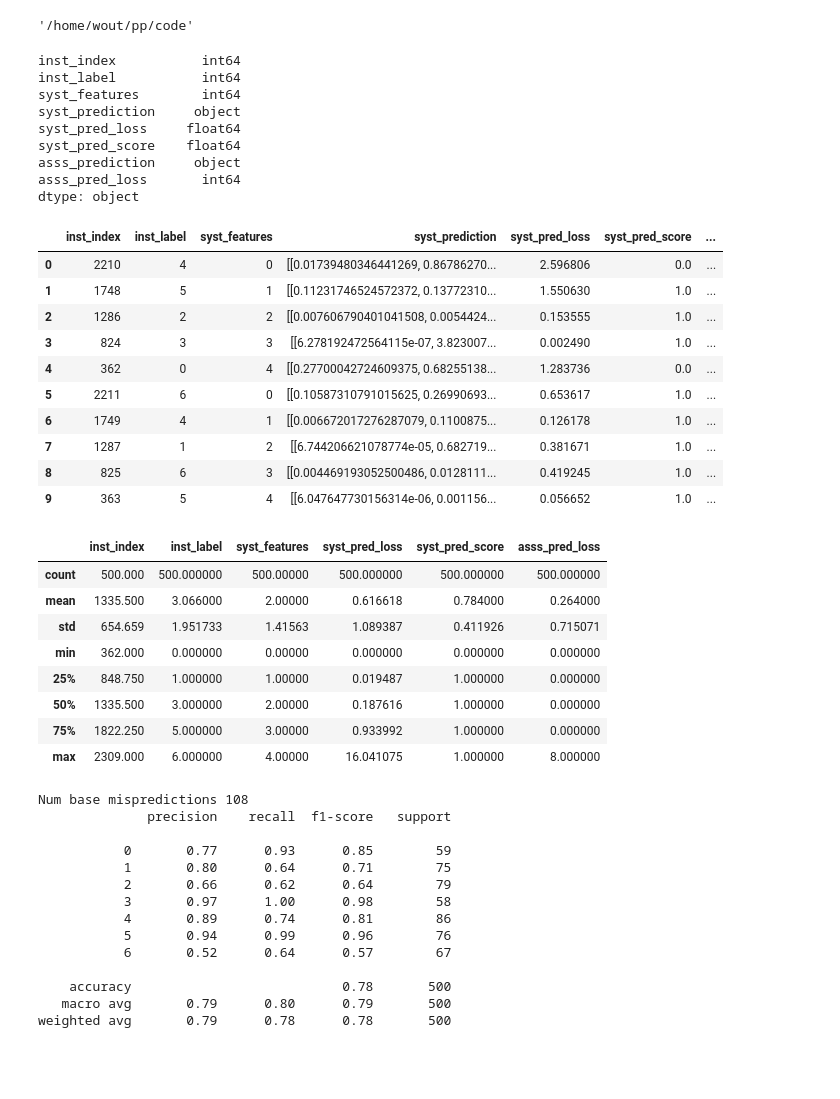
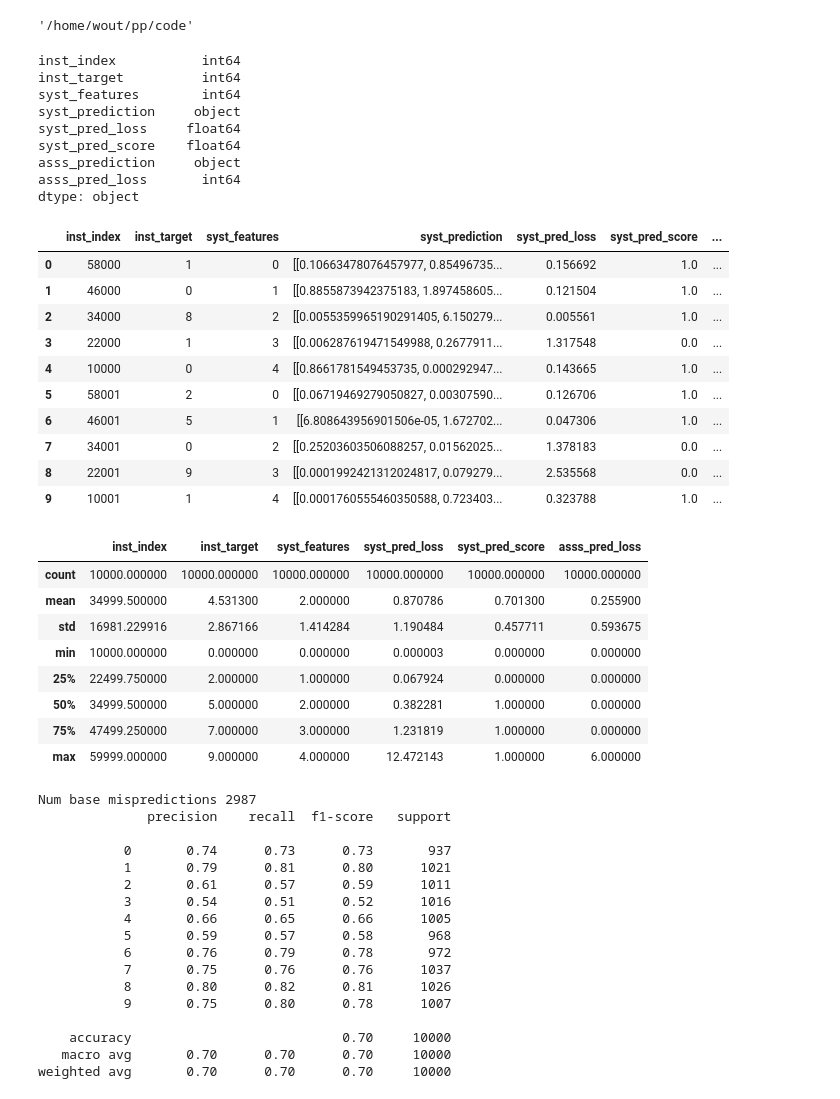
Before and after one commit to wschella/ilsp, a Jupyter notebook: notebooks/analyse_prob.ipynb, the cells around one changed output. Cells and saved outputs as stored; diff of their text form; code cells hidden in the pictures; blank space fills up the shorter version.

```diff
--- a/notebooks/analyse_prob.ipynb
+++ b/notebooks/analyse_prob.ipynb
@@ -24,62 +24,67 @@ import matplotlib.pyplot as plt
 # %%
 # df = pd.read_csv("artifacts/results/mnist_default_k10_e5.csv")
 # df = pd.read_csv("artifacts/results/mnist_default_k5_e10.csv")
-# df = pd.read_csv("artifacts/results/cifar10_default_k5_e10.csv")
-df = pd.read_csv("results.csv")
+df = pd.read_csv("artifacts/results/cifar10_default_k5_e10.csv")
+# df = pd.read_csv("artifacts/results/segment_default_k5_e20.csv")
+# df = pd.read_csv("artifacts/results/segment_default_k5_r5_e20.csv")
+# df = pd.read_csv("results.csv")
 df.syst_prediction = df.syst_prediction.map(lambda s: np.array(json.loads(s)))
 df.asss_prediction = df.asss_prediction.map(lambda s: np.array(json.loads(s)))
 display(df.dtypes)
 display(df.head(10))
 display(df.describe())
 # %% [output]
 inst_index           int64
-inst_label           int64
+inst_target          int64
 syst_features        int64
 syst_prediction     object
 syst_pred_loss     float64
 syst_pred_score    float64
 asss_prediction     object
 asss_pred_loss       int64
 dtype: object
-|  | inst_index | inst_label | syst_features | syst_prediction | syst_pred_loss | syst_pred_score | ... |
-| 0 | 2210 | 4 | 0 | [[0.01739480346441269, 0.86786270... | 2.596806 | 0.0 | ... |
-| 1 | 1748 | 5 | 1 | [[0.11231746524572372, 0.13772310... | 1.550630 | 1.0 | ... |
-| 2 | 1286 | 2 | 2 | [[0.007606790401041508, 0.0054424... | 0.153555 | 1.0 | ... |
-| 3 | 824 | 3 | 3 | [[6.278192472564115e-07, 3.823007... | 0.002490 | 1.0 | ... |
-| 4 | 362 | 0 | 4 | [[0.27700042724609375, 0.68255138... | 1.283736 | 0.0 | ... |
-| 5 | 2211 | 6 | 0 | [[0.10587310791015625, 0.26990693... | 0.653617 | 1.0 | ... |
-| 6 | 1749 | 4 | 1 | [[0.006672017276287079, 0.1100875... | 0.126178 | 1.0 | ... |
-| 7 | 1287 | 1 | 2 | [[6.744206621078774e-05, 0.682719... | 0.381671 | 1.0 | ... |
-| 8 | 825 | 6 | 3 | [[0.004469193052500486, 0.0128111... | 0.419245 | 1.0 | ... |
-| 9 | 363 | 5 | 4 | [[6.047647730156314e-06, 0.001156... | 0.056652 | 1.0 | ... |
+|  | inst_index | inst_target | syst_features | syst_prediction | syst_pred_loss | syst_pred_score | ... |
+| 0 | 58000 | 1 | 0 | [[0.10663478076457977, 0.85496735... | 0.156692 | 1.0 | ... |
+| 1 | 46000 | 0 | 1 | [[0.8855873942375183, 1.897458605... | 0.121504 | 1.0 | ... |
+| 2 | 34000 | 8 | 2 | [[0.0055359965190291405, 6.150279... | 0.005561 | 1.0 | ... |
+| 3 | 22000 | 1 | 3 | [[0.006287619471549988, 0.2677911... | 1.317548 | 0.0 | ... |
+| 4 | 10000 | 0 | 4 | [[0.8661781549453735, 0.000292947... | 0.143665 | 1.0 | ... |
+| 5 | 58001 | 2 | 0 | [[0.06719469279050827, 0.00307590... | 0.126706 | 1.0 | ... |
+| 6 | 46001 | 5 | 1 | [[6.808643956901506e-05, 1.672702... | 0.047306 | 1.0 | ... |
+| 7 | 34001 | 0 | 2 | [[0.25203603506088257, 0.01562025... | 1.378183 | 0.0 | ... |
+| 8 | 22001 | 9 | 3 | [[0.0001992421312024817, 0.079279... | 2.535568 | 0.0 | ... |
+| 9 | 10001 | 1 | 4 | [[0.0001760555460350588, 0.723403... | 0.323788 | 1.0 | ... |
-|  | inst_index | inst_label | syst_features | syst_pred_loss | syst_pred_score | asss_pred_loss |
-| count | 500.000 | 500.000000 | 500.00000 | 500.000000 | 500.000000 | 500.000000 |
-| mean | 1335.500 | 3.066000 | 2.00000 | 0.616618 | 0.784000 | 0.264000 |
-| std | 654.659 | 1.951733 | 1.41563 | 1.089387 | 0.411926 | 0.715071 |
-| min | 362.000 | 0.000000 | 0.00000 | 0.000000 | 0.000000 | 0.000000 |
-| 25% | 848.750 | 1.000000 | 1.00000 | 0.019487 | 1.000000 | 0.000000 |
-| 50% | 1335.500 | 3.000000 | 2.00000 | 0.187616 | 1.000000 | 0.000000 |
-| 75% | 1822.250 | 5.000000 | 3.00000 | 0.933992 | 1.000000 | 0.000000 |
-| max | 2309.000 | 6.000000 | 4.00000 | 16.041075 | 1.000000 | 8.000000 |
+|  | inst_index | inst_target | syst_features | syst_pred_loss | syst_pred_score | asss_pred_loss |
+| count | 10000.000000 | 10000.000000 | 10000.000000 | 10000.000000 | 10000.000000 | 10000.000000 |
+| mean | 34999.500000 | 4.531300 | 2.000000 | 0.870786 | 0.701300 | 0.255900 |
+| std | 16981.229916 | 2.867166 | 1.414284 | 1.190484 | 0.457711 | 0.593675 |
+| min | 10000.000000 | 0.000000 | 0.000000 | 0.000003 | 0.000000 | 0.000000 |
+| 25% | 22499.750000 | 2.000000 | 1.000000 | 0.067924 | 0.000000 | 0.000000 |
+| 50% | 34999.500000 | 5.000000 | 2.000000 | 0.382281 | 1.000000 | 0.000000 |
+| 75% | 47499.250000 | 7.000000 | 3.000000 | 1.231819 | 1.000000 | 0.000000 |
+| max | 59999.000000 | 9.000000 | 4.000000 | 12.472143 | 1.000000 | 6.000000 |
 # %%
 from sklearn.metrics import classification_report
 print(f"Num base mispredictions {(df.syst_pred_score == 0).sum() }")
-print(classification_report(df.inst_label, df.syst_prediction.map(lambda p: np.argmax(p, axis=1)[0])))
+print(classification_report(df.inst_target, df.syst_prediction.map(lambda p: np.argmax(p, axis=1)[0])))
 # %% [output]
-Num base mispredictions 108
+Num base mispredictions 2987
               precision    recall  f1-score   support
 
-           0       0.77      0.93      0.85        59
-           1       0.80      0.64      0.71        75
-           2       0.66      0.62      0.64        79
-           3       0.97      1.00      0.98        58
-           4       0.89      0.74      0.81        86
-           5       0.94      0.99      0.96        76
-           6       0.52      0.64      0.57        67
+           0       0.74      0.73      0.73       937
+           1       0.79      0.81      0.80      1021
+           2       0.61      0.57      0.59      1011
+           3       0.54      0.51      0.52      1016
+           4       0.66      0.65      0.66      1005
+           5       0.59      0.57      0.58       968
+           6       0.76      0.79      0.78       972
+           7       0.75      0.76      0.76      1037
+           8       0.80      0.82      0.81      1026
+           9       0.75      0.80      0.78      1007
 
-    accuracy                           0.78       500
-   macro avg       0.79      0.80      0.79       500
-weighted avg       0.79      0.78      0.78       500
+    accuracy                           0.70     10000
+   macro avg       0.70      0.70      0.70     10000
+weighted avg       0.70      0.70      0.70     10000
 # %%
 import sklearn.metrics as metrics
 import sklearn.calibration as calibration
```
Also changed, not shown: parts of 1 cell of this notebook, 9 other files.
